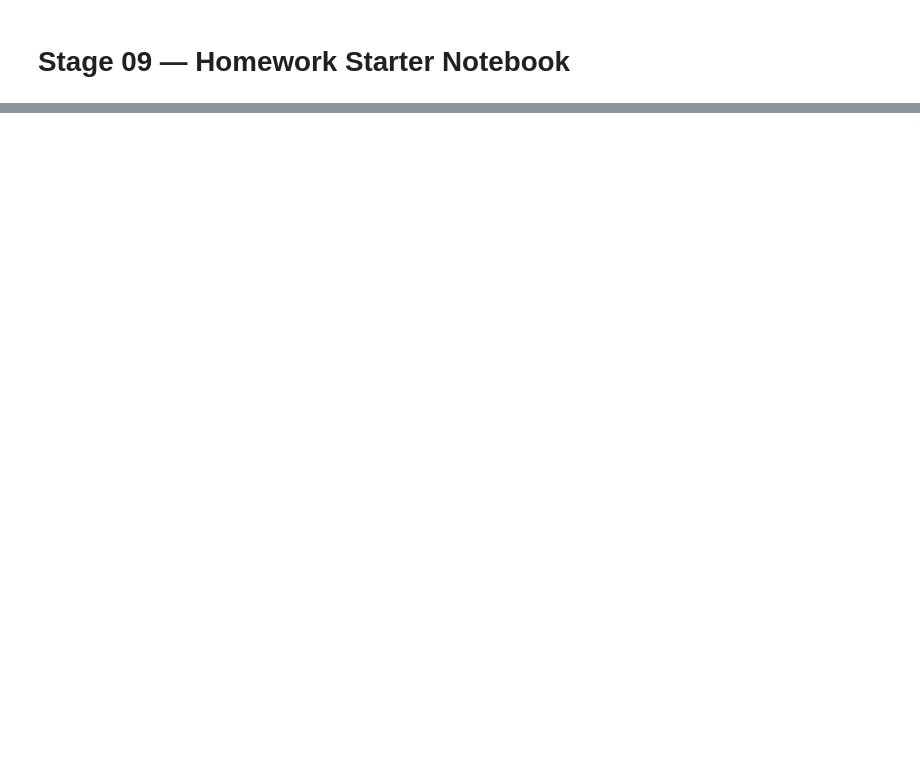
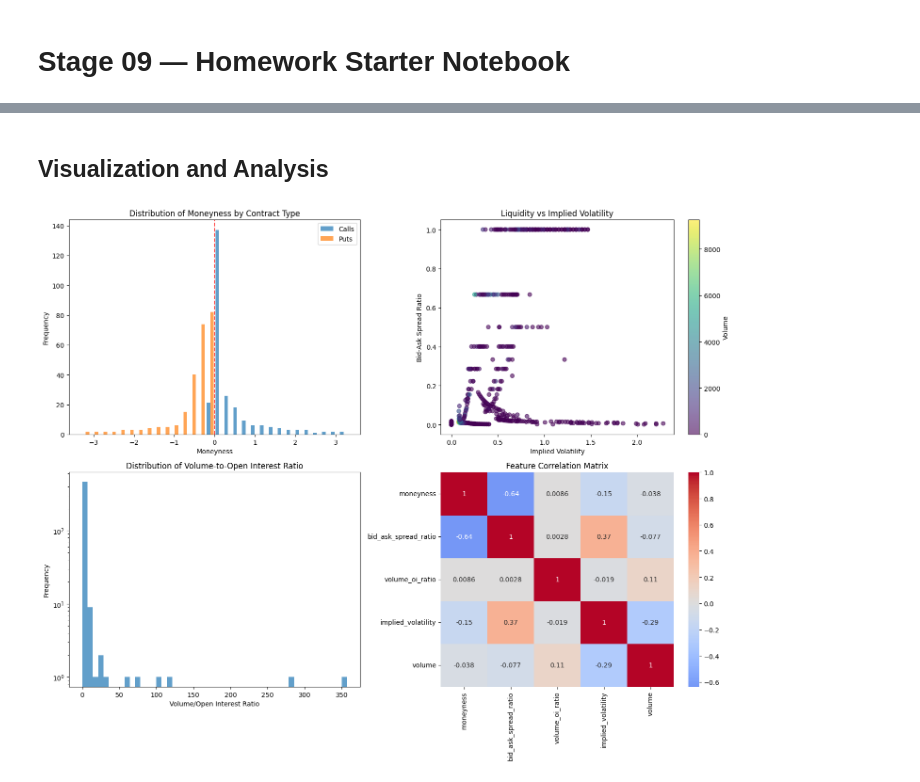
Before and after one commit to anmolsingh0219/bootcamp_anmol_singh, a Jupyter notebook: homework/stage09_feature_engineering/notebooks/stage09_feature-engineering_homework-starter.ipynb, the cells around one changed output, grey strips where cells are left out. Cells and saved outputs as stored; diff of their text form; code cells hidden in the pictures; blank space fills up the shorter version.

```diff
--- a/homework/stage09_feature_engineering/notebooks/stage09_feature-engineering_homework-starter.ipynb
+++ b/homework/stage09_feature_engineering/notebooks/stage09_feature-engineering_homework-starter.ipynb
@@ -37,0 +126,18 @@ Explain why this feature may help a model. Reference your EDA.
+# %%
+df['bid_ask_spread'] = df['ask'] - df['bid']
+df['bid_ask_spread_ratio'] = df['bid_ask_spread'] / df['market_price']
+
+# Division by zero or infinite values
+df['bid_ask_spread_ratio'] = df['bid_ask_spread_ratio'].replace([np.inf, -np.inf], np.nan)
+
+print("Bid-Ask Spread Ratio statistics:")
+print(df['bid_ask_spread_ratio'].describe())
+
+# Categorize liquidity levels
+df['liquidity_category'] = pd.cut(df['bid_ask_spread_ratio'],
+                                 bins=[0, 0.02, 0.05, 0.10, 1.0],
+                                 labels=['Very Liquid', 'Liquid', 'Moderate', 'Illiquid'],
+                                 include_lowest=True)
+
+print("\nLiquidity distribution:")
+print(df['liquidity_category'].value_counts())
@@ -37,0 +226,40 @@ Explain why this feature may help a model. Reference your EDA.
+# %% [markdown]
+## Visualization and Analysis
+# %%
+fig, axes = plt.subplots(2, 2, figsize=(15, 12))
+
+# 1. Moneyness distribution by contract type
+axes[0,0].hist([df[df['contract_type']=='call']['moneyness'],
+               df[df['contract_type']=='put']['moneyness']],
+              bins=30, alpha=0.7, label=['Calls', 'Puts'])
+axes[0,0].set_xlabel('Moneyness')
+axes[0,0].set_ylabel('Frequency')
+axes[0,0].set_title('Distribution of Moneyness by Contract Type')
+axes[0,0].legend()
+axes[0,0].axvline(x=0, color='red', linestyle='--', alpha=0.7, label='At-the-money')
+
+# 2. Bid-Ask Spread Ratio vs Implied Volatility
+scatter = axes[0,1].scatter(df['implied_volatility'], df['bid_ask_spread_ratio'],
+                           alpha=0.6, c=df['volume'], cmap='viridis')
+axes[0,1].set_xlabel('Implied Volatility')
+axes[0,1].set_ylabel('Bid-Ask Spread Ratio')
+axes[0,1].set_title('Liquidity vs Implied Volatility')
+plt.colorbar(scatter, ax=axes[0,1], label='Volume')
+
+# 3. Volume-OI Ratio distribution (log scale due to wide range)
+axes[1,0].hist(df['volume_oi_ratio'].dropna(), bins=50, alpha=0.7)
+axes[1,0].set_xlabel('Volume/Open Interest Ratio')
+axes[1,0].set_ylabel('Frequency')
+axes[1,0].set_title('Distribution of Volume-to-Open Interest Ratio')
+axes[1,0].set_yscale('log')
+
+# 4. Feature correlation heatmap
+feature_cols = ['moneyness', 'bid_ask_spread_ratio', 'volume_oi_ratio', 'implied_volatility', 'volume']
+corr_matrix = df[feature_cols].corr()
+sns.heatmap(corr_matrix, annot=True, cmap='coolwarm', center=0, ax=axes[1,1])
+axes[1,1].set_title('Feature Correlation Matrix')
+
+plt.tight_layout()
+plt.show()
+# %% [output]
+[figure, added]
```
Also changed, not shown: parts of 10 cells of this notebook.
